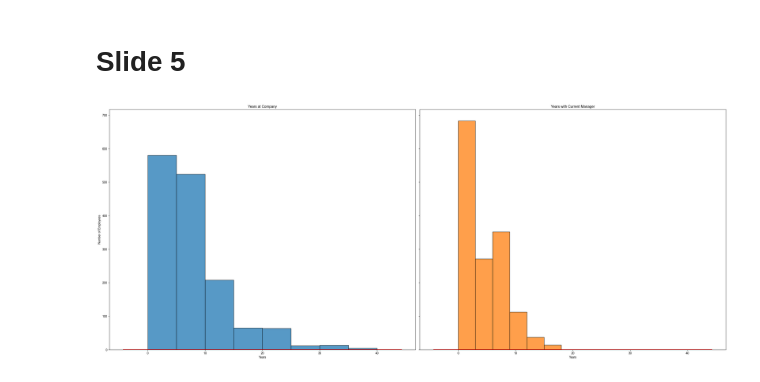
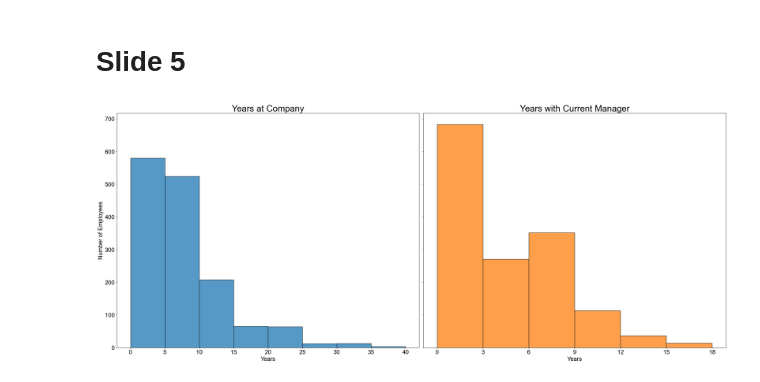
Before and after one commit to HiIamInfi/ibm-hr-data-challenge, a Jupyter notebook: src/visuals.ipynb, the cells around one changed output. Saved outputs shown, nothing was run; the diff lists cells and outputs as text; code cells hidden in the pictures.

Commit message:
Finalized Slide 5 Histograms

```diff
--- a/src/visuals.ipynb
+++ b/src/visuals.ipynb
@@ -207,23 +207,26 @@ plt.savefig('reports/slide4_two_column_plots.png', dpi=300)
 # %%
 color_at_company = '#1f77b4'
 color_with_manager = '#ff7f0e'
-trendline_conf = {'color': 'red', 'linewidth': 2}
 
 fig, axes = plt.subplots(nrows=1, ncols=2, figsize=(29.89, 13.21), sharey=True)
 
 sns.histplot(data=ibm_df, x='YearsAtCompany', bins=8, binrange=(0, 40), color=color_at_company, kde=False, ax=axes[0])
-axes[0].set_title('Years at Company')
-axes[0].set_xlabel('Years')
-axes[0].set_ylabel('Number of Employees')
+axes[0].set_title('Years at Company', fontsize=DESCRIPTION_FONTSIZE+10)
+axes[0].set_xlabel('Years', fontsize=DESCRIPTION_FONTSIZE)
+axes[0].set_ylabel('Number of Employees', fontsize=DESCRIPTION_FONTSIZE)
+axes[0].tick_params(axis='x', labelsize=DESCRIPTION_FONTSIZE)
+axes[0].tick_params(axis='y', labelsize=DESCRIPTION_FONTSIZE)
 
 # --- 4. Create the Second Histogram (on axes[1]) ---
 sns.histplot(data=ibm_df, x='YearsWithCurrManager', bins=6, binrange=(0, 18), color=color_with_manager, kde=False, ax=axes[1])
-axes[1].set_title('Years with Current Manager')
-axes[1].set_xlabel('Years')
+axes[1].set_title('Years with Current Manager', fontsize=DESCRIPTION_FONTSIZE+10)
+axes[1].set_xlabel('Years', fontsize=DESCRIPTION_FONTSIZE)
+axes[1].set_xticks([0, 3, 6, 9, 12, 15, 18])
+axes[1].tick_params(axis='x', labelsize=DESCRIPTION_FONTSIZE)
 
 # 5. Final Adjustments and Saving
 plt.tight_layout()
 plt.subplots_adjust(top=0.90)
 plt.savefig('reports/slide5_histograms_slide.png', dpi=300)
 # %% [output]
-[figure, old version]
+[figure, new version]
```
Also changed, not shown: 1 other file.
